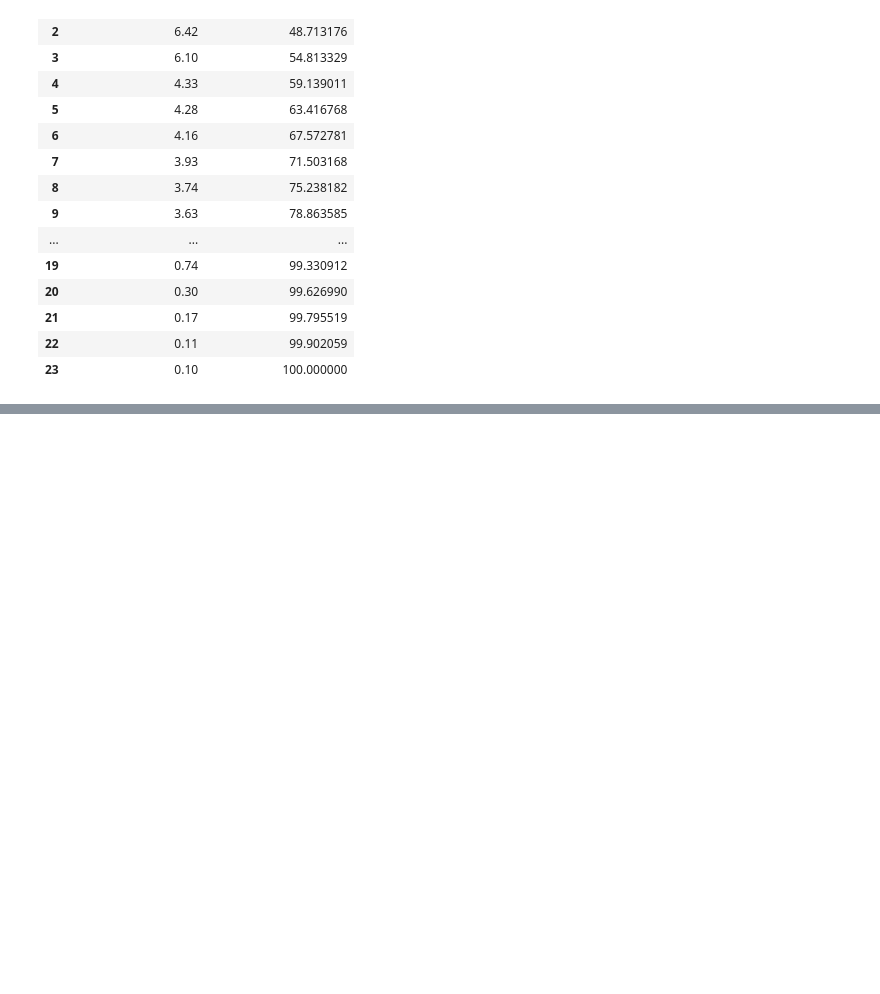
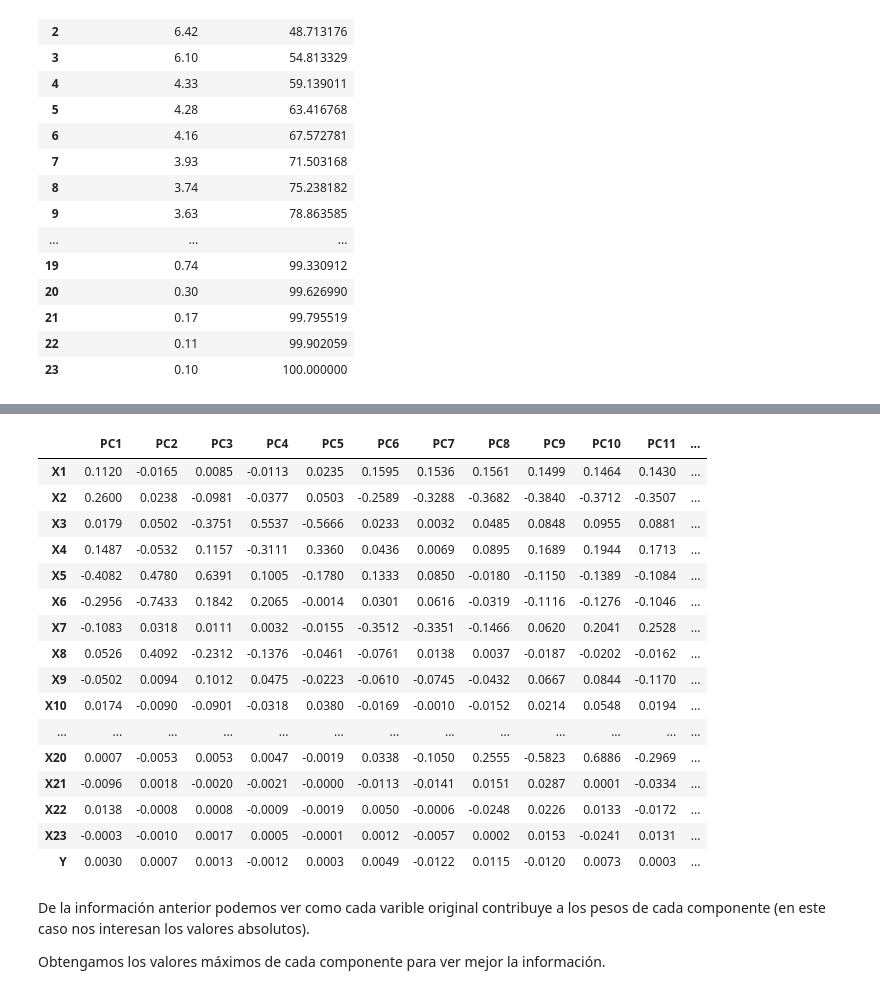
Before and after one commit to PosgradoMNA/actividades-de-aprendizaje-CarlosAlbertoNievesPerez, a Jupyter notebook: Semana 4/Actividad_semanal_4.ipynb, the cells around one changed output, grey strips where cells are left out. Drawn from its saved outputs; the diff is of its cells as text; code cells hidden in the pictures; blank space fills up the shorter version.

```diff
--- a/Semana 4/Actividad_semanal_4.ipynb
+++ b/Semana 4/Actividad_semanal_4.ipynb
@@ -252,0 +255,18 @@ pcsSummary_df
+# %%
+'''
+El código que ves a continuación es una versión simplificada de este:
+
+    labels = []
+    for i in range(len(scaled_df.columns)):
+        labels.append(f'PC{i + 1}')
+
+    pcsSummary_df.index = labels
+
+Básicamente lo que dice es creame una lista con los nombres de cada componente, donde se llamarán PC1, PC2 ... PC13
+
+'''
+pcs_labels = [f'PC{i + 1}' for i in range(len(scaled_df.columns))]
+pcsSummary_df.index = pcs_labels
+
+
+pcsSummary_df
@@ -252,0 +309,7 @@ pcsSummary_df
+# %%
+#Creamos un dataframe con los valores de cada componente. Cada valor del componente se le conoce como "Peso"
+#Recuerda que defimos pcs_t y pcs_labels más arriba
+pcs_df = pd.DataFrame(pcs_t, columns =pcs_labels)
+
+print("Varianza total variables originales: ", scaled_df.var().sum())
+print("Varianza total de los componentes: ", pcs_df.var().sum())
@@ -252,0 +386,31 @@ pcsSummary_df
+# %%
+comps_df = pd.DataFrame(
+    pcs.components_.round(4), # pcs.components nos da los pesos de cada uno de los componentes
+    columns = pcs_df.columns, #Son 13 columnas, las cuales hacen referencia a cada uno de los componentes: PC1, PC2...PC13
+    index = scaled_df.columns) #Las filas son 13 también, las cuales hacen referencia a las variables originales
+
+#Recuerda, el código siguiente dice que me de todas las filas pero solo las primeras 7 columnas
+#La estructura es [filas, columnas]
+comps_df.iloc[:,:14]
+# %% [output]
+|  | PC1 | PC2 | PC3 | PC4 | PC5 | PC6 | PC7 | PC8 | PC9 | PC10 | PC11 | ... |
+| X1 | 0.1120 | -0.0165 | 0.0085 | -0.0113 | 0.0235 | 0.1595 | 0.1536 | 0.1561 | 0.1499 | 0.1464 | 0.1430 | ... |
+| X2 | 0.2600 | 0.0238 | -0.0981 | -0.0377 | 0.0503 | -0.2589 | -0.3288 | -0.3682 | -0.3840 | -0.3712 | -0.3507 | ... |
+| X3 | 0.0179 | 0.0502 | -0.3751 | 0.5537 | -0.5666 | 0.0233 | 0.0032 | 0.0485 | 0.0848 | 0.0955 | 0.0881 | ... |
+| X4 | 0.1487 | -0.0532 | 0.1157 | -0.3111 | 0.3360 | 0.0436 | 0.0069 | 0.0895 | 0.1689 | 0.1944 | 0.1713 | ... |
+| X5 | -0.4082 | 0.4780 | 0.6391 | 0.1005 | -0.1780 | 0.1333 | 0.0850 | -0.0180 | -0.1150 | -0.1389 | -0.1084 | ... |
+| X6 | -0.2956 | -0.7433 | 0.1842 | 0.2065 | -0.0014 | 0.0301 | 0.0616 | -0.0319 | -0.1116 | -0.1276 | -0.1046 | ... |
+| X7 | -0.1083 | 0.0318 | 0.0111 | 0.0032 | -0.0155 | -0.3512 | -0.3351 | -0.1466 | 0.0620 | 0.2041 | 0.2528 | ... |
+| X8 | 0.0526 | 0.4092 | -0.2312 | -0.1376 | -0.0461 | -0.0761 | 0.0138 | 0.0037 | -0.0187 | -0.0202 | -0.0162 | ... |
+| X9 | -0.0502 | 0.0094 | 0.1012 | 0.0475 | -0.0223 | -0.0610 | -0.0745 | -0.0432 | 0.0667 | 0.0844 | -0.1170 | ... |
+| X10 | 0.0174 | -0.0090 | -0.0901 | -0.0318 | 0.0380 | -0.0169 | -0.0010 | -0.0152 | 0.0214 | 0.0548 | 0.0194 | ... |
+| ... | ... | ... | ... | ... | ... | ... | ... | ... | ... | ... | ... | ... |
+| X20 | 0.0007 | -0.0053 | 0.0053 | 0.0047 | -0.0019 | 0.0338 | -0.1050 | 0.2555 | -0.5823 | 0.6886 | -0.2969 | ... |
+| X21 | -0.0096 | 0.0018 | -0.0020 | -0.0021 | -0.0000 | -0.0113 | -0.0141 | 0.0151 | 0.0287 | 0.0001 | -0.0334 | ... |
+| X22 | 0.0138 | -0.0008 | 0.0008 | -0.0009 | -0.0019 | 0.0050 | -0.0006 | -0.0248 | 0.0226 | 0.0133 | -0.0172 | ... |
+| X23 | -0.0003 | -0.0010 | 0.0017 | 0.0005 | -0.0001 | 0.0012 | -0.0057 | 0.0002 | 0.0153 | -0.0241 | 0.0131 | ... |
+| Y | 0.0030 | 0.0007 | 0.0013 | -0.0012 | 0.0003 | 0.0049 | -0.0122 | 0.0115 | -0.0120 | 0.0073 | 0.0003 | ... |
+# %% [markdown]
+De la información anterior podemos ver como cada varible original contribuye a los pesos de cada componente (en este caso nos interesan los valores absolutos).
+
+Obtengamos los valores máximos de cada componente para ver mejor la información.
```
Also changed, not shown: parts of 12 cells of this notebook.
